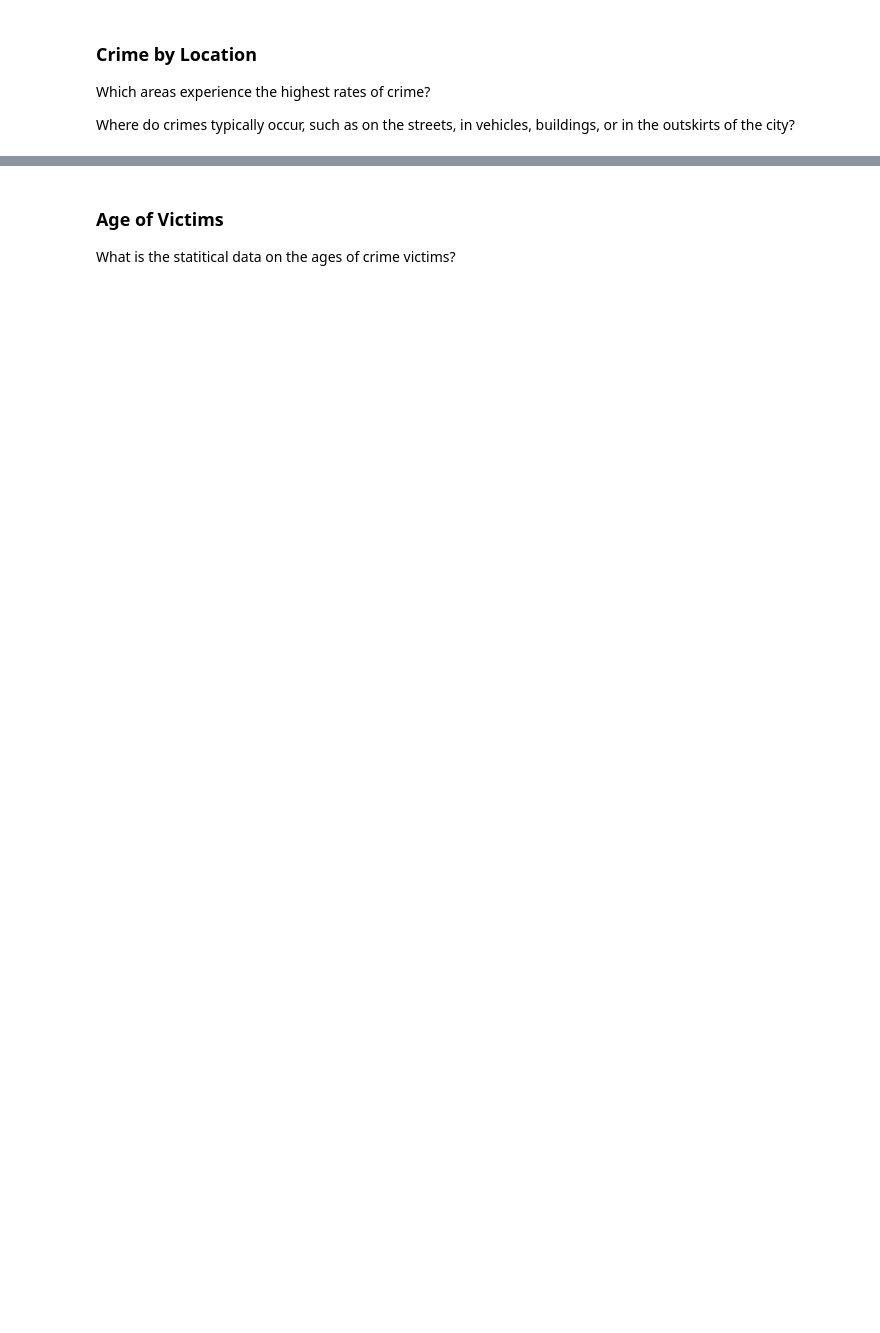
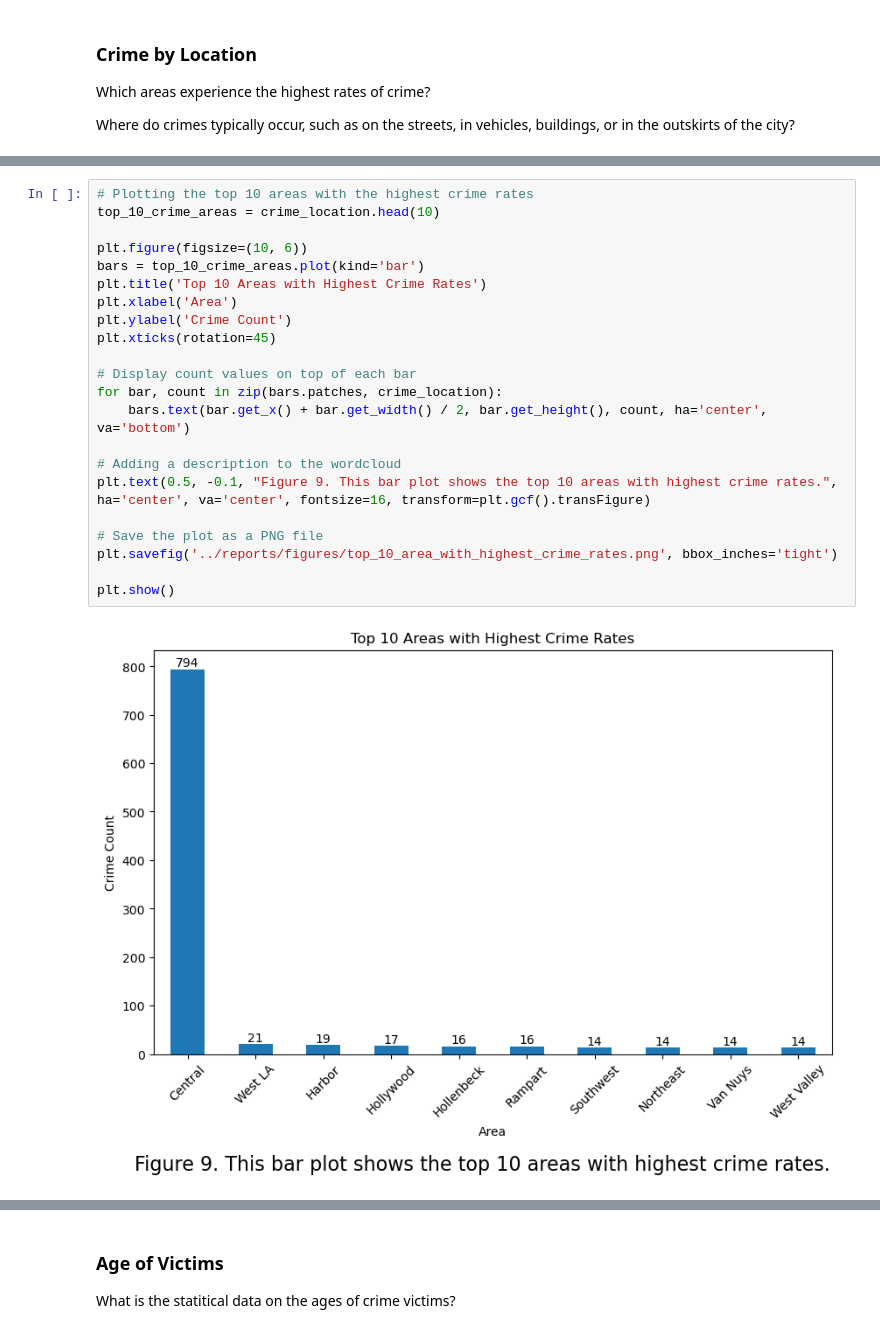
Before and after one commit to apatino16/LA_Crime_Data_Analysis_Project, a Jupyter notebook: src/Data_Analysis.ipynb, the cells around one changed output, grey strips where cells are left out. Cells and saved outputs as stored; diff of their text form; blank space fills up the shorter version.

```diff
--- a/src/Data_Analysis.ipynb
+++ b/src/Data_Analysis.ipynb
@@ -638,0 +615,24 @@ plt.show()
+# %%
+# Plotting the top 10 areas with the highest crime rates
+top_10_crime_areas = crime_location.head(10)
+
+plt.figure(figsize=(10, 6))
+bars = top_10_crime_areas.plot(kind='bar')
+plt.title('Top 10 Areas with Highest Crime Rates')
+plt.xlabel('Area')
+plt.ylabel('Crime Count')
+plt.xticks(rotation=45)
+
+# Display count values on top of each bar
+for bar, count in zip(bars.patches, crime_location):
+    bars.text(bar.get_x() + bar.get_width() / 2, bar.get_height(), count, ha='center', va='bottom')
+
+# Adding a description to the wordcloud
+plt.text(0.5, -0.1, "Figure 9. This bar plot shows the top 10 areas with highest crime rates.", ha='center', va='center', fontsize=16, transform=plt.gcf().transFigure)
+
+# Save the plot as a PNG file
+plt.savefig('../reports/figures/top_10_area_with_highest_crime_rates.png', bbox_inches='tight')
+
+plt.show()
+# %% [output]
+[figure, added]
```
Also changed, not shown: parts of 74 cells of this notebook, 12 other files.
